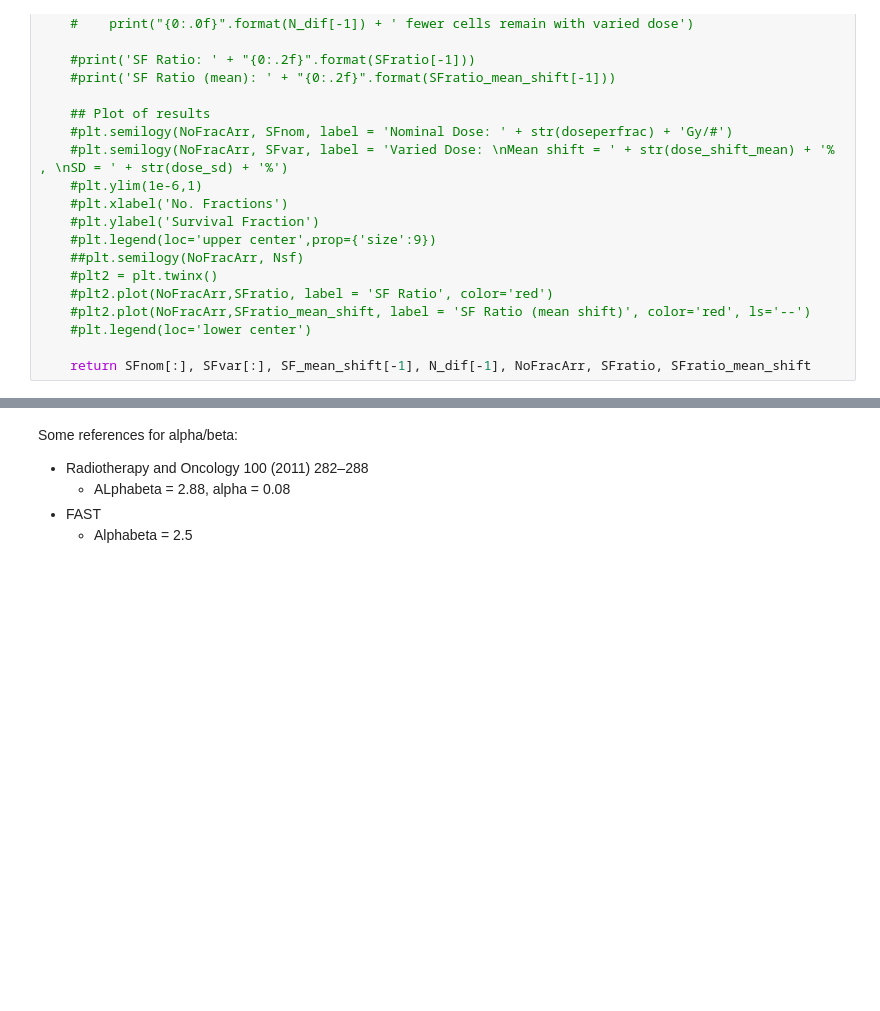
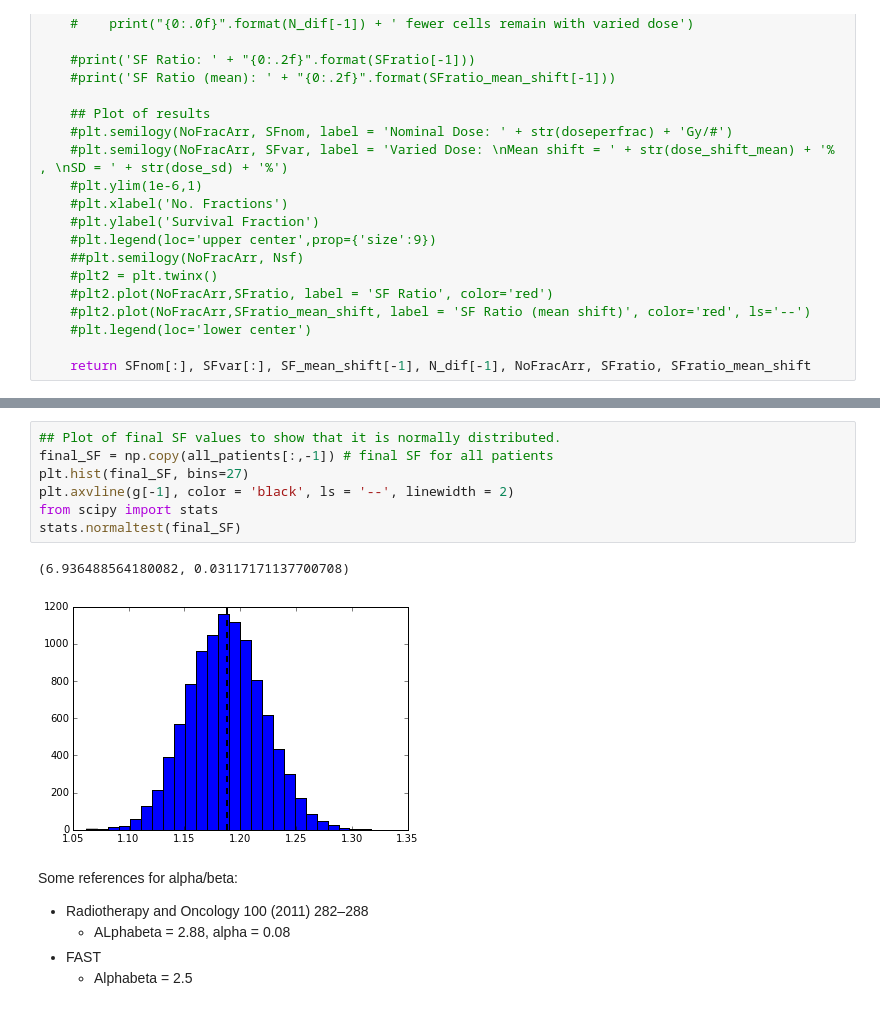
Before and after one commit to mbolt01/InitialCode, a Jupyter notebook: Survival Fraction.ipynb, the cells around one changed output, grey strips where cells are left out. Saved outputs shown, nothing was run; the diff lists cells and outputs as text; blank space fills up the shorter version.

```diff
--- a/Survival Fraction.ipynb
+++ b/Survival Fraction.ipynb
@@ -399,3 +409,13 @@ plt.legend(loc='lower center')
+# %%
+## Plot of final SF values to show that it is normally distributed.
+final_SF = np.copy(all_patients[:,-1]) # final SF for all patients
+plt.hist(final_SF, bins=27)
+plt.axvline(g[-1], color = 'black', ls = '--', linewidth = 2)
+from scipy import stats
+stats.normaltest(final_SF)
+# %% [output]
+(6.936488564180082, 0.03117171137700708)
+[figure, added]
 # %% [markdown]
 Some references for alpha/beta:
 - Radiotherapy and Oncology 100 (2011) 282–288
```
Also changed, not shown: parts of 8 cells of this notebook.
